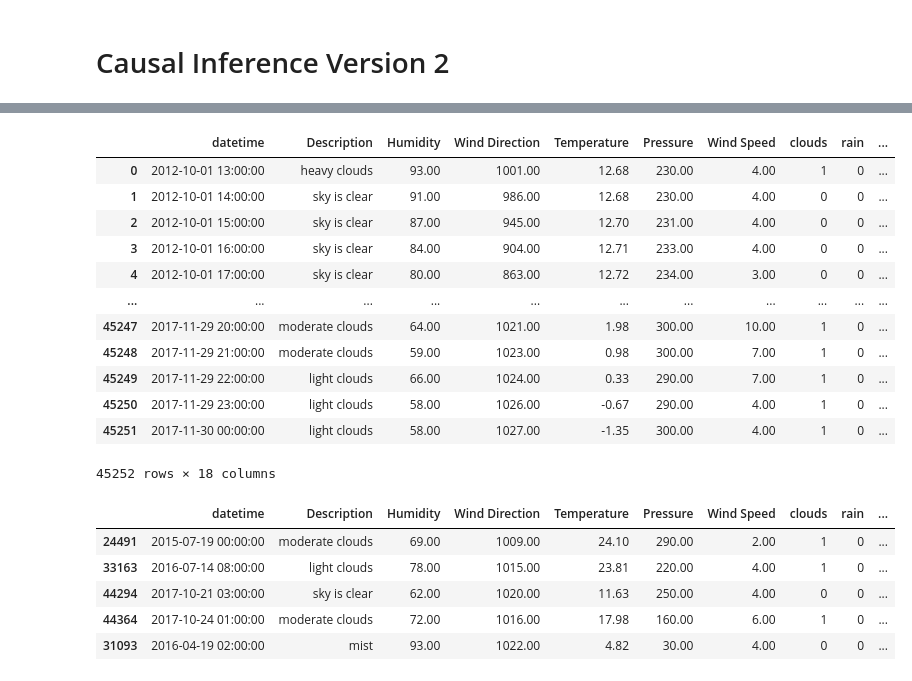
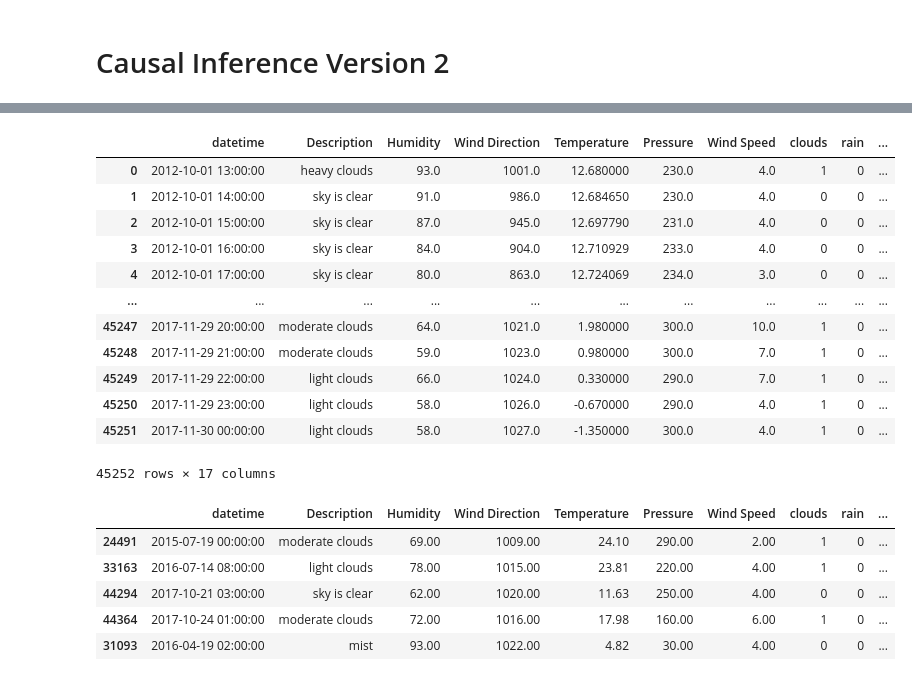
Before and after one commit to McGill-MMA-EnterpriseAnalytics/Cloud-Computations, a Jupyter notebook: Causal Inference.ipynb, the cells around one changed output, grey strips where cells are left out. Drawn from its saved outputs; the diff is of its cells as text; code cells hidden in the pictures.

Commit message:
update helper
seasons function

```diff
--- a/Causal Inference.ipynb
+++ b/Causal Inference.ipynb
@@ -278,32 +278,34 @@ Name: Wind Speed, dtype: int64
 <AxesSubplot:>
 [figure]
 # %%
-df['datetime']= pd.to_datetime(df['datetime'])
-df['season'] = (df['datetime'].dt.month%12 + 3)//3
-
-seasons = {
+def seasons(df):
+    df['datetime']= pd.to_datetime(df['datetime'])
+    df['season'] = (df['datetime'].dt.month%12 + 3)//3
+    seasons = {
              1: 'Winter',
              2: 'Spring',
              3: 'Summer',
              4: 'Autumn'
-}
-
-df['season_name'] = df['season'].map(seasons)
-df
+    }
+    df['season_name'] = df['season'].map(seasons)
+    df = df.drop(['season'],axis=1)
+    return df
-# %% [output]
-|  | datetime | Description | Humidity | Wind Direction | Temperature | Pressure | Wind Speed | clouds | rain | ... |
-| 0 | 2012-10-01 13:00:00 | heavy clouds | 93.00 | 1001.00 | 12.68 | 230.00 | 4.00 | 1 | 0 | ... |
-| 1 | 2012-10-01 14:00:00 | sky is clear | 91.00 | 986.00 | 12.68 | 230.00 | 4.00 | 0 | 0 | ... |
-| 2 | 2012-10-01 15:00:00 | sky is clear | 87.00 | 945.00 | 12.70 | 231.00 | 4.00 | 0 | 0 | ... |
-| 3 | 2012-10-01 16:00:00 | sky is clear | 84.00 | 904.00 | 12.71 | 233.00 | 4.00 | 0 | 0 | ... |
-| 4 | 2012-10-01 17:00:00 | sky is clear | 80.00 | 863.00 | 12.72 | 234.00 | 3.00 | 0 | 0 | ... |
-| ... | ... | ... | ... | ... | ... | ... | ... | ... | ... | ... |
-| 45247 | 2017-11-29 20:00:00 | moderate clouds | 64.00 | 1021.00 | 1.98 | 300.00 | 10.00 | 1 | 0 | ... |
-| 45248 | 2017-11-29 21:00:00 | moderate clouds | 59.00 | 1023.00 | 0.98 | 300.00 | 7.00 | 1 | 0 | ... |
-| 45249 | 2017-11-29 22:00:00 | light clouds | 66.00 | 1024.00 | 0.33 | 290.00 | 7.00 | 1 | 0 | ... |
-| 45250 | 2017-11-29 23:00:00 | light clouds | 58.00 | 1026.00 | -0.67 | 290.00 | 4.00 | 1 | 0 | ... |
-| 45251 | 2017-11-30 00:00:00 | light clouds | 58.00 | 1027.00 | -1.35 | 300.00 | 4.00 | 1 | 0 | ... |
-45252 rows × 18 columns
+# %%
+seasons(df)
+# %% [output]
+|  | datetime | Description | Humidity | Wind Direction | Temperature | Pressure | Wind Speed | clouds | rain | ... |
+| 0 | 2012-10-01 13:00:00 | heavy clouds | 93.0 | 1001.0 | 12.680000 | 230.0 | 4.0 | 1 | 0 | ... |
+| 1 | 2012-10-01 14:00:00 | sky is clear | 91.0 | 986.0 | 12.684650 | 230.0 | 4.0 | 0 | 0 | ... |
+| 2 | 2012-10-01 15:00:00 | sky is clear | 87.0 | 945.0 | 12.697790 | 231.0 | 4.0 | 0 | 0 | ... |
+| 3 | 2012-10-01 16:00:00 | sky is clear | 84.0 | 904.0 | 12.710929 | 233.0 | 4.0 | 0 | 0 | ... |
+| 4 | 2012-10-01 17:00:00 | sky is clear | 80.0 | 863.0 | 12.724069 | 234.0 | 3.0 | 0 | 0 | ... |
+| ... | ... | ... | ... | ... | ... | ... | ... | ... | ... | ... |
+| 45247 | 2017-11-29 20:00:00 | moderate clouds | 64.0 | 1021.0 | 1.980000 | 300.0 | 10.0 | 1 | 0 | ... |
+| 45248 | 2017-11-29 21:00:00 | moderate clouds | 59.0 | 1023.0 | 0.980000 | 300.0 | 7.0 | 1 | 0 | ... |
+| 45249 | 2017-11-29 22:00:00 | light clouds | 66.0 | 1024.0 | 0.330000 | 290.0 | 7.0 | 1 | 0 | ... |
+| 45250 | 2017-11-29 23:00:00 | light clouds | 58.0 | 1026.0 | -0.670000 | 290.0 | 4.0 | 1 | 0 | ... |
+| 45251 | 2017-11-30 00:00:00 | light clouds | 58.0 | 1027.0 | -1.350000 | 300.0 | 4.0 | 1 | 0 | ... |
+45252 rows × 17 columns
 # %%
 #a function that turns continuous variables into categories, for easier interpreation in causal inference
 def cont_into_cat(column):
```
Also changed, not shown: parts of 3 cells of this notebook, 1 other file.
